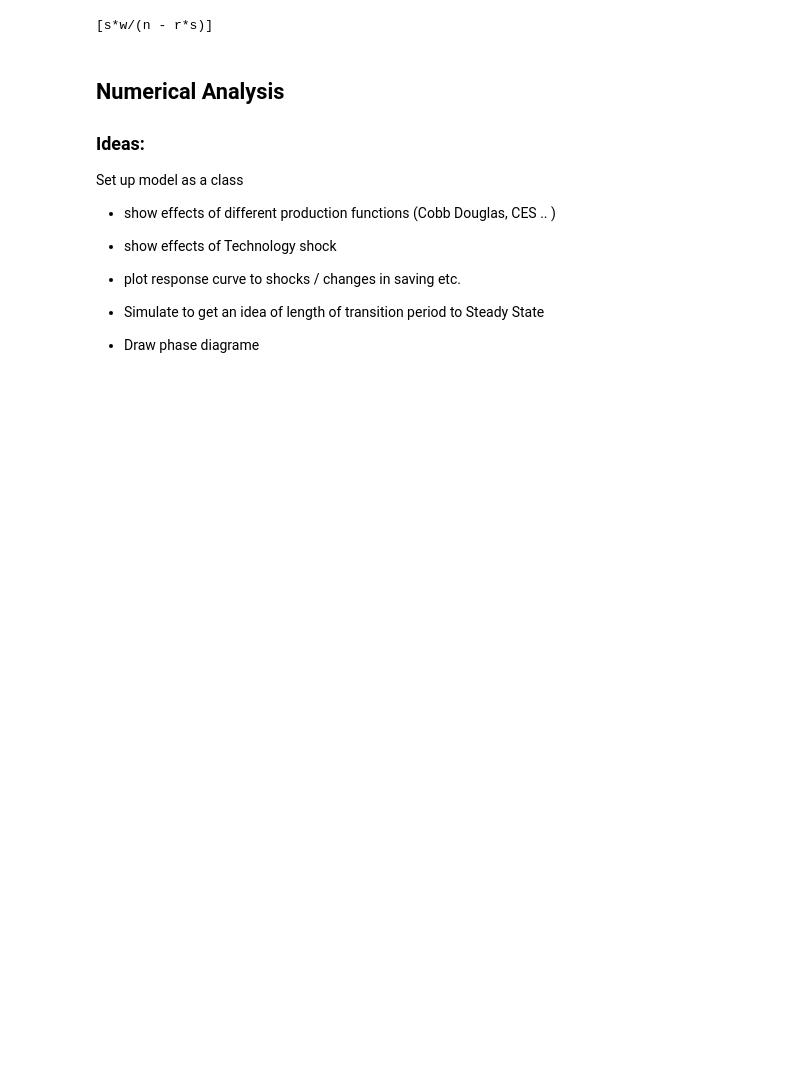
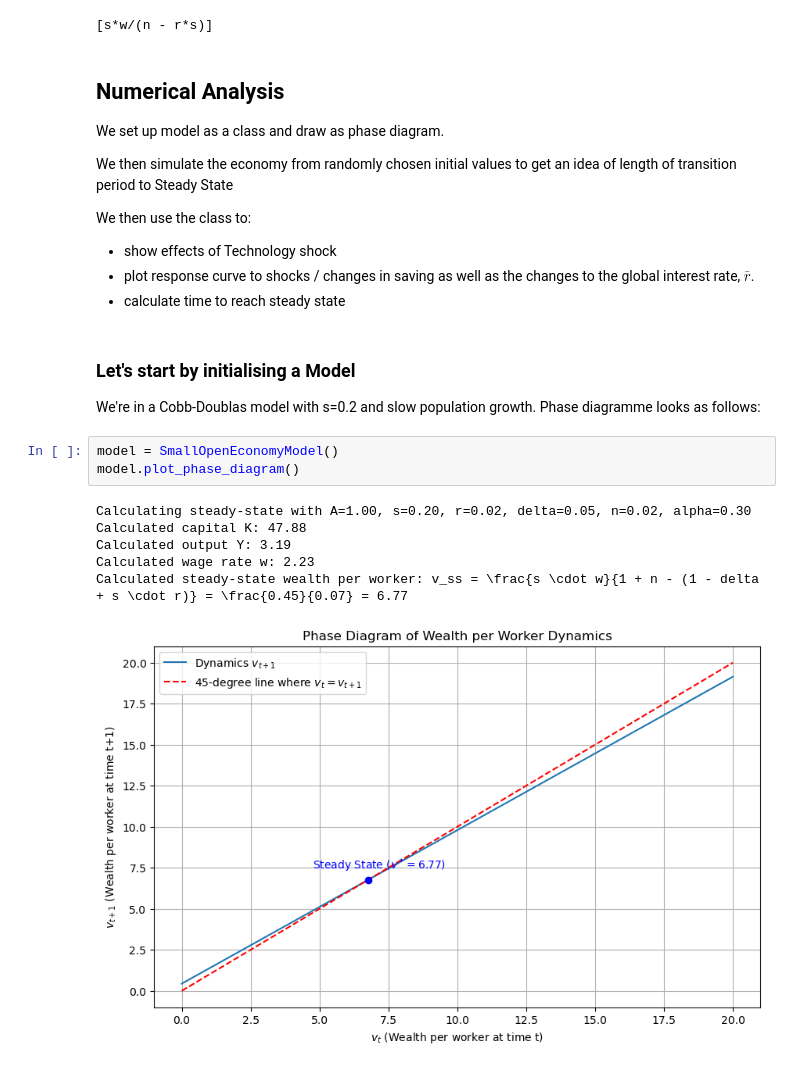
Before and after one commit to NumEconCopenhagen/projects-2024--Alfred-Stage---Jesper-Petersen---Linda-Zou, a Jupyter notebook: modelproject/Draft-Model.ipynb, the cells around one changed output. Drawn from its saved outputs; the diff is of its cells as text; blank space fills up the shorter version.

Commit message:
Add files via upload
Model class ... simulates the small open Econ, applying shocks and calculates steady state etc.

```diff
--- a/modelproject/Draft-Model.ipynb
+++ b/modelproject/Draft-Model.ipynb
@@ -81,11 +88,24 @@ vstar
 # %% [markdown]
 ## Numerical Analysis
 
-### Ideas:
-Set up model as a class
-- show effects of different production functions (Cobb Douglas, CES .. )
+We set up model as a class and draw as phase diagram.
+
+We then simulate the economy from randomly chosen initial values to get an idea of length of transition period to Steady State
+
+We then use the class to:
 - show effects of Technology shock
-- plot response curve to shocks / changes in saving etc.
-
-- Simulate to get an idea of length of transition period to Steady State
-- Draw phase diagrame
+- plot response curve to shocks / changes in saving as well as the changes to the global interest rate, $\bar{r}$.
+- calculate time to reach steady state
+# %% [markdown]
+### Let's start by initialising a Model
+We're in a Cobb-Doublas model with s=0.2 and slow population growth. Phase diagramme looks as follows:
+# %%
+model = SmallOpenEconomyModel()
+model.plot_phase_diagram()
+# %% [output]
+Calculating steady-state with A=1.00, s=0.20, r=0.02, delta=0.05, n=0.02, alpha=0.30
+Calculated capital K: 47.88
+Calculated output Y: 3.19
+Calculated wage rate w: 2.23
+Calculated steady-state wealth per worker: v_ss = \frac{s \cdot w}{1 + n - (1 - delta + s \cdot r)} = \frac{0.45}{0.07} = 6.77
+[figure, added]
```
Also changed, not shown: parts of 12 cells of this notebook, 1 other file.
